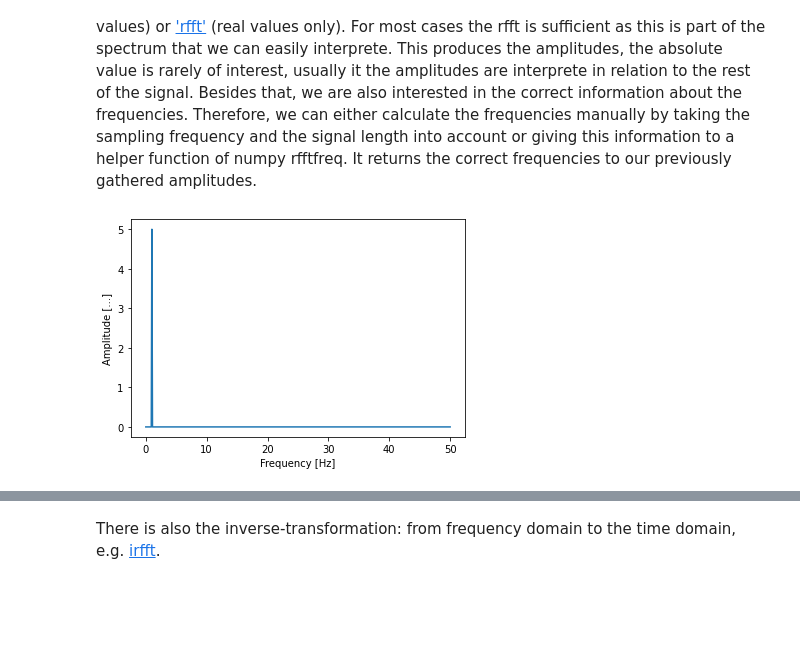
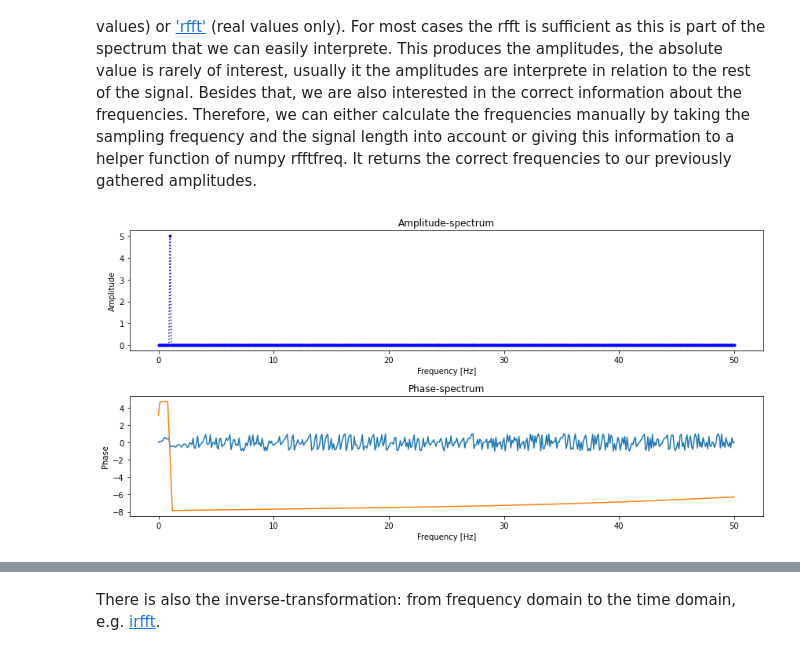
Before and after one commit to torstendahm/seismology_classroom, a Jupyter notebook: signal_processing/3.0_Fourier_Transform_Introduction.ipynb, the cells around one changed output, grey strips where cells are left out. Drawn from its saved outputs; the diff is of its cells as text; code cells hidden in the pictures; blank space fills up the shorter version.

```diff
--- a/signal_processing/3.0_Fourier_Transform_Introduction.ipynb
+++ b/signal_processing/3.0_Fourier_Transform_Introduction.ipynb
@@ -74,19 +73,30 @@ Next, we apply the FT in Numpy. We can use either the ['fft'](https://numpy.org/
 # %%
 # Apply the ft - fft stands for fast-fourier-transform
 ft = num.fft.rfft(ydata)
 
 # To get the amplitude spectrum, only the real values are of interest - absolute
 amps = abs(ft) * dt
+phase =  num.angle(ft)  / num.pi
 
 # Creating the corresponding frequencies
 freqs = num.fft.rfftfreq(numsamples, d=dt)
 
-plt.figure()
-plt.plot(freqs, amps)
-#plt.semilogx(freqs, amps)
-#plt.loglog(freqs, amps)
-plt.xlabel('Frequency [Hz]')
-plt.ylabel('Amplitude [...]')
+plt.figure(figsize=(12, 6))
+ax = plt.subplot(2, 1, 1)
+ax.plot(freqs, amps, 'b.:')
+#ax.semilogx(freqs, amps, 'b.:')
+#ax.loglog(freqs, amps, 'b.:')
+ax.set_xlabel('Frequency [Hz]')
+ax.set_ylabel('Amplitude')
+ax.set_title('Amplitude-spectrum')
+
+ax = plt.subplot(2, 1, 2)
+ax.plot(freqs, phase)
+ax.phase_spectrum(ydata, Fs=1/dt)
+ax.set_xlabel('Frequency [Hz]')
+ax.set_ylabel('Phase')
+ax.set_title('Phase-spectrum')
+plt.tight_layout()
 plt.show()
 # %% [output]
-[figure, old version]
+[figure, new version]
```
Also changed, not shown: parts of 5 cells of this notebook, 28 other files.
